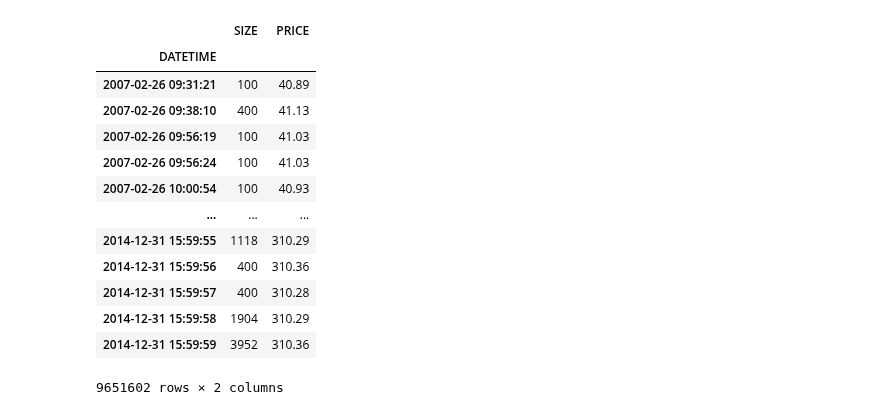
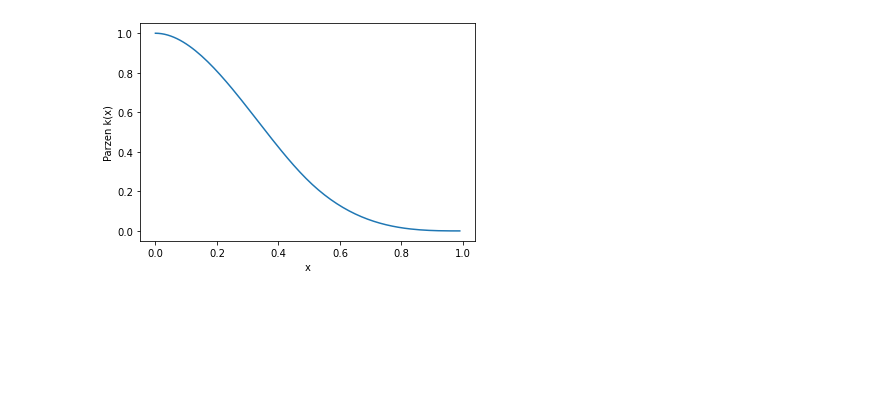
Before and after one commit to LuukOudshoorn25/HighFrequencyTrading, a Jupyter notebook: Code.ipynb, the cells around one changed output. Saved outputs shown, nothing was run; the diff lists cells and outputs as text; code cells hidden in the pictures; blank space fills up the shorter version.

```diff
--- a/Code.ipynb
+++ b/Code.ipynb
@@ -108,17 +159,20 @@ plot_all()
-# %%
-df
-# %% [output]
-|  | SIZE | PRICE |
-| DATETIME |  |  |
-| 2007-02-26 09:31:21 | 100 | 40.89 |
-| 2007-02-26 09:38:10 | 400 | 41.13 |
-| 2007-02-26 09:56:19 | 100 | 41.03 |
-| 2007-02-26 09:56:24 | 100 | 41.03 |
-| 2007-02-26 10:00:54 | 100 | 40.93 |
-| ... | ... | ... |
-| 2014-12-31 15:59:55 | 1118 | 310.29 |
-| 2014-12-31 15:59:56 | 400 | 310.36 |
-| 2014-12-31 15:59:57 | 400 | 310.28 |
-| 2014-12-31 15:59:58 | 1904 | 310.29 |
-| 2014-12-31 15:59:59 | 3952 | 310.36 |
-9651602 rows × 2 columns
+# %%
+#######################################
+###                                 ###
+###    STEP 2: Daily volatility     ###
+###                                 ###
+#######################################
+def Parzen(x):
+    if 0<=x<=1/2:
+        return 1-6*x**2+6*x**3
+    elif 1/2<=x<=1:
+        return 2*(1-x)**3
+    elif x>1:
+        return 0
+plt.figure()
+plt.plot(np.arange(-1,1,0.01),[Parzen(w) for w in np.arange(-1,1,0.01)])
+plt.xlabel('x')
+plt.ylabel('Parzen k(x)')
+plt.show()
+# %% [output]
+[figure, added]
```
Also changed, not shown: parts of 14 cells of this notebook, 1 other file.
